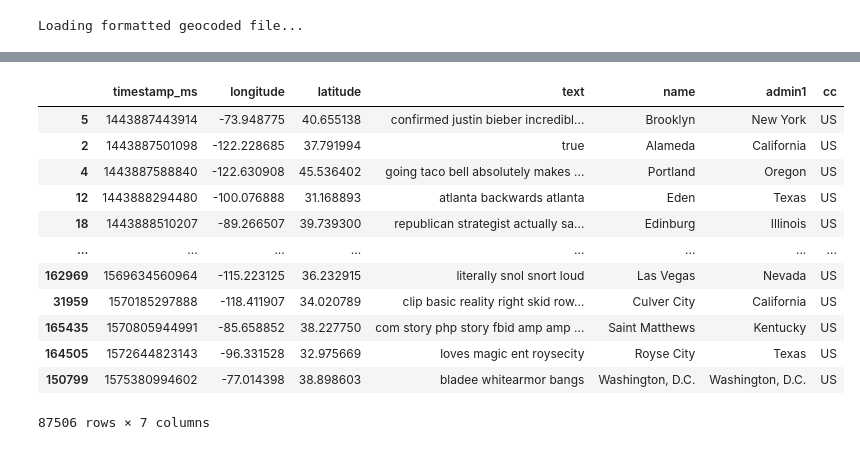
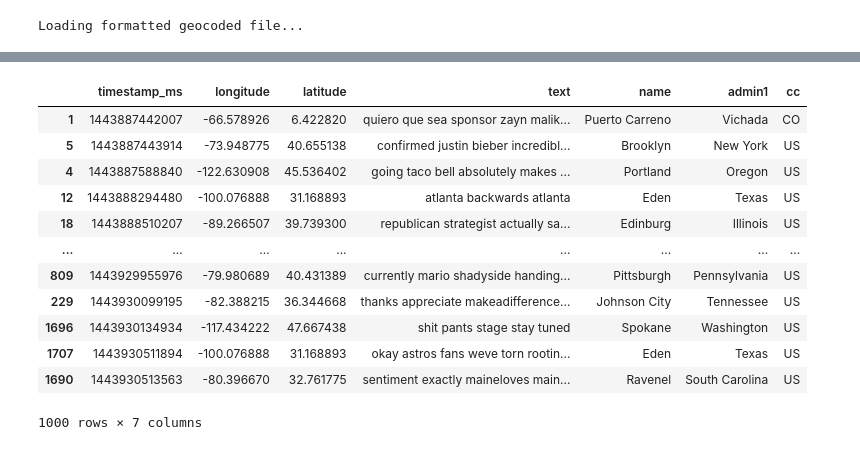
Before and after one commit to liseph/masterproject, a Jupyter notebook: Preprocessing.ipynb, the cells around one changed output, grey strips where cells are left out. Drawn from its saved outputs; the diff is of its cells as text; code cells hidden in the pictures.

```diff
--- a/Preprocessing.ipynb
+++ b/Preprocessing.ipynb
@@ -32,4 +34,4 @@ locations_df = pd.json_normalize(locations)[['name', 'admin1', 'admin2', 'cc']]
 # %%
 df = pd.concat([df, locations_df], axis=1)
 # %%
-df = df.drop(df[df.cc != 'US'].index)
+#df = df.drop(df[df.cc != 'US'].index)
@@ -132,0 +106,10 @@ df
+# %%
+def remove_short_texts_f(df):
+    df['c'] = df['text'].apply(lambda x: len(x.split(" ")))
+    df = df.drop(df[df.c < 3].index)
+    df = df.drop(['c'], axis=1)
+    return df
+
+# Remove tweets with less than 3 words.
+df = parallelize_dataframe(df, remove_short_texts_f)
+df
@@ -137,22 +134,22 @@ df = df.sort_values(by=['timestamp_ms', 'admin1'])
 # %%
 df = df.drop(['admin2'], axis=1)
 # %%
-#df = df.head(1000)
+df = df.head(1000)
 df
 # %% [output]
 |  | timestamp_ms | longitude | latitude | text | name | admin1 | cc |
+| 1 | 1443887442007 | -66.578926 | 6.422820 | quiero que sea sponsor zayn malik... | Puerto Carreno | Vichada | CO |
 | 5 | 1443887443914 | -73.948775 | 40.655138 | confirmed justin bieber incredibl... | Brooklyn | New York | US |
-| 2 | 1443887501098 | -122.228685 | 37.791994 | true | Alameda | California | US |
 | 4 | 1443887588840 | -122.630908 | 45.536402 | going taco bell absolutely makes ... | Portland | Oregon | US |
 | 12 | 1443888294480 | -100.076888 | 31.168893 | atlanta backwards atlanta | Eden | Texas | US |
 | 18 | 1443888510207 | -89.266507 | 39.739300 | republican strategist actually sa... | Edinburg | Illinois | US |
 | ... | ... | ... | ... | ... | ... | ... | ... |
-| 162969 | 1569634560964 | -115.223125 | 36.232915 | literally snol snort loud | Las Vegas | Nevada | US |
-| 31959 | 1570185297888 | -118.411907 | 34.020789 | clip basic reality right skid row... | Culver City | California | US |
-| 165435 | 1570805944991 | -85.658852 | 38.227750 | com story php story fbid amp amp ... | Saint Matthews | Kentucky | US |
-| 164505 | 1572644823143 | -96.331528 | 32.975669 | loves magic ent roysecity | Royse City | Texas | US |
-| 150799 | 1575380994602 | -77.014398 | 38.898603 | bladee whitearmor bangs | Washington, D.C. | Washington, D.C. | US |
+| 809 | 1443929955976 | -79.980689 | 40.431389 | currently mario shadyside handing... | Pittsburgh | Pennsylvania | US |
+| 229 | 1443930099195 | -82.388215 | 36.344668 | thanks appreciate makeadifference... | Johnson City | Tennessee | US |
+| 1696 | 1443930134934 | -117.434222 | 47.667438 | shit pants stage stay tuned | Spokane | Washington | US |
+| 1707 | 1443930511894 | -100.076888 | 31.168893 | okay astros fans weve torn rootin... | Eden | Texas | US |
+| 1690 | 1443930513563 | -80.396670 | 32.761775 | sentiment exactly maineloves main... | Ravenel | South Carolina | US |
-87506 rows × 7 columns
+1000 rows × 7 columns
 # %%
 df['date'] = pd.to_datetime(df.timestamp_ms, unit='ms').dt.date
 df['groups'] = (df.date.diff().dt.days > 1).cumsum()
```
Also changed, not shown: parts of 8 cells of this notebook, 21 other files.
